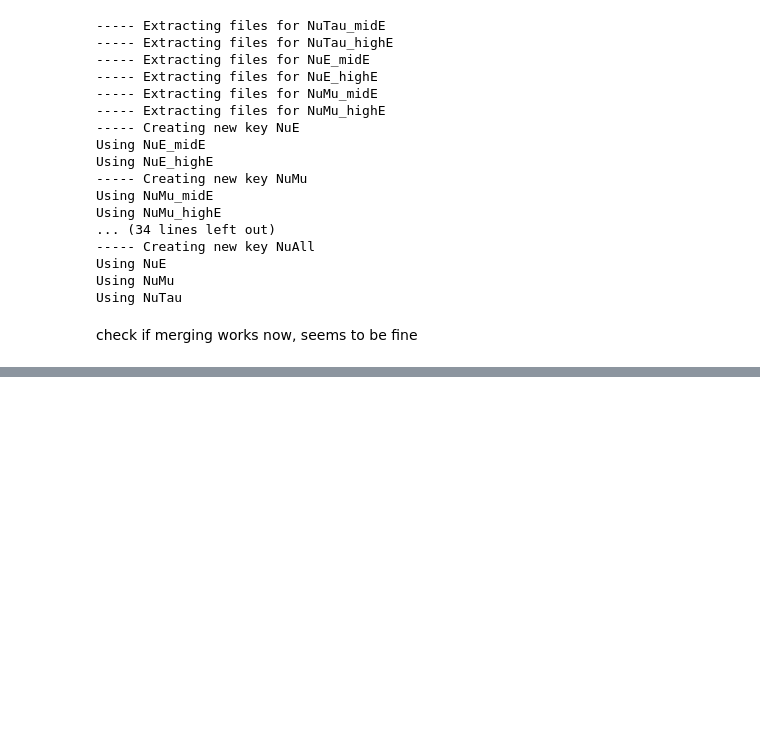
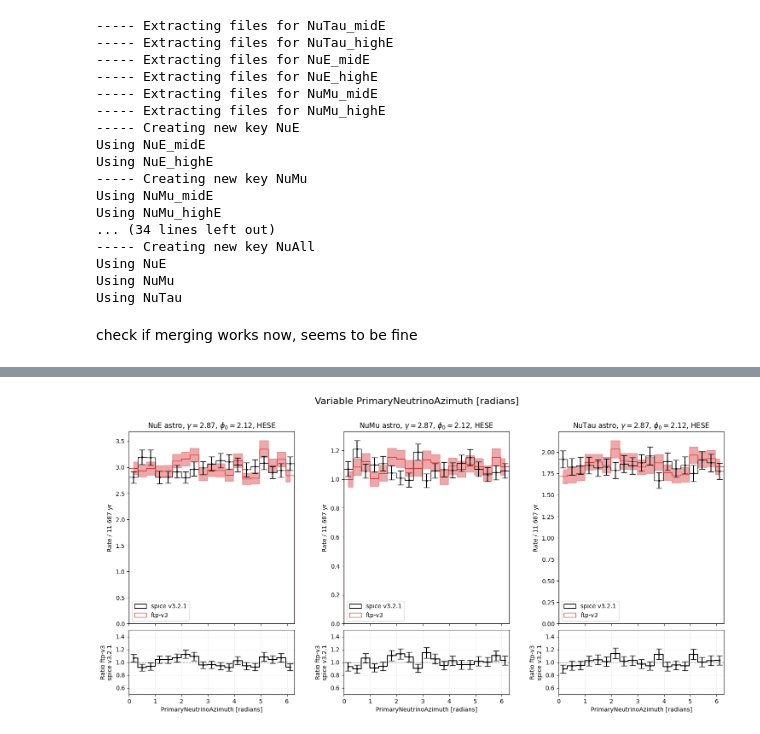
Before and after one commit to icecube/reco_processing, a Jupyter notebook: notebooks/compare_spice_ftp/compare_spice_ftp.ipynb, the cells around one changed output, grey strips where cells are left out. Cells and saved outputs as stored; diff of their text form; code cells hidden in the pictures; blank space fills up the shorter version.

```diff
--- a/notebooks/compare_spice_ftp/compare_spice_ftp.ipynb
+++ b/notebooks/compare_spice_ftp/compare_spice_ftp.ipynb
@@ -308,0 +394,6 @@ compare_ice_model( base_key = "spice_tau_reco", base_var_key1 = "HESETaupedeFit"
+# %%
+compare_ice_model_flavor( base_key = "spice_tau_reco", base_var_key1 = "I3MCWeightDict", base_var_key2 = "PrimaryNeutrinoAzimuth",
+                          alt_key = "evtgen_v2_rec_v5", alt_var_key1 = "I3MCWeightDict", alt_var_key2 = "PrimaryNeutrinoAzimuth",
+                          variable_name = "PrimaryNeutrinoAzimuth [radians]", bins = np.linspace(0, 2*np.pi, 20), xscale = "linear", yscale = "linear", savename="PrimaryNeutrinoAzimuth" )
+# %% [output]
+[figure, added]
```
Also changed, not shown: parts of 30 cells of this notebook, 39 other files.
